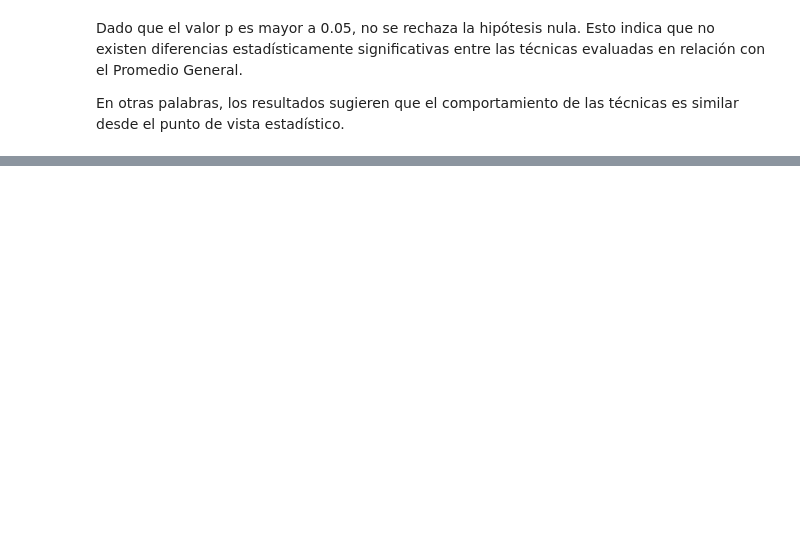
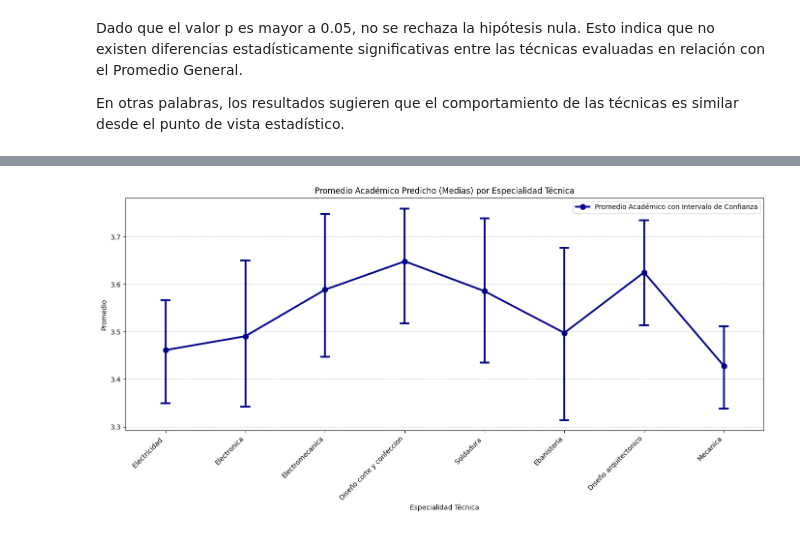
Before and after one commit to dmosquerao-blip/Proyecto-notas-10-entrega-final, a Jupyter notebook: Proyecto_Notas_10.ipynb, the cells around one changed output, grey strips where cells are left out. Saved outputs shown, nothing was run; the diff lists cells and outputs as text; code cells hidden in the pictures; blank space fills up the shorter version.

```diff
--- a/Proyecto_Notas_10.ipynb
+++ b/Proyecto_Notas_10.ipynb
@@ -238,0 +386,24 @@ En otras palabras, los resultados sugieren que el comportamiento de las técnica
+# %%
+plt.figure(figsize=(14, 7))
+
+sns.pointplot(
+    data=df,
+    x='Tecnica',
+    y='Promedio',
+    errorbar=('ci', 95), # Show 95% confidence interval
+    capsize=0.1, # Width of the caps on the error bars
+    color='darkblue',
+    marker='o',
+    linestyles='-',
+    label='Promedio Académico con Intervalo de Confianza'
+)
+
+plt.xticks(rotation=45, ha='right')
+plt.title('Promedio Académico Predicho (Medias) por Especialidad Técnica')
+plt.ylabel('Promedio')
+plt.xlabel('Especialidad Técnica')
+plt.grid(axis='y', linestyle='--', alpha=0.7)
+plt.tight_layout()
+plt.show()
+# %% [output]
+[figure, added]
```
Also changed, not shown: parts of 34 cells of this notebook.
